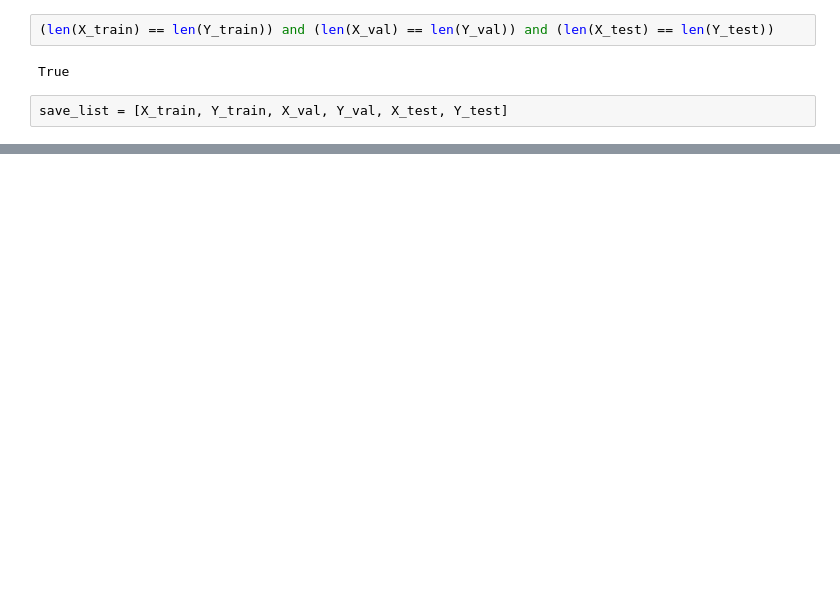
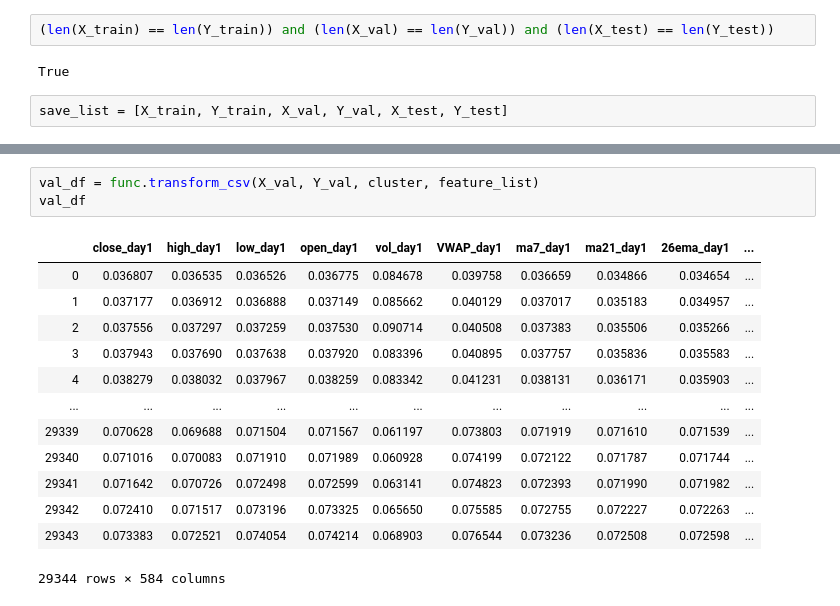
Before and after one commit to datateams0982/Inventory_Check, a Jupyter notebook: TrainingPrep/TrainingPreparation.ipynb, the cells around one changed output, grey strips where cells are left out. Drawn from its saved outputs; the diff is of its cells as text; blank space fills up the shorter version.

```diff
--- a/TrainingPrep/TrainingPreparation.ipynb
+++ b/TrainingPrep/TrainingPreparation.ipynb
@@ -242,0 +203,17 @@ test_df
+# %%
+val_df = func.transform_csv(X_val, Y_val, cluster, feature_list)
+val_df
+# %% [output]
+|  | close_day1 | high_day1 | low_day1 | open_day1 | vol_day1 | VWAP_day1 | ma7_day1 | ma21_day1 | 26ema_day1 | ... |
+| 0 | 0.036807 | 0.036535 | 0.036526 | 0.036775 | 0.084678 | 0.039758 | 0.036659 | 0.034866 | 0.034654 | ... |
+| 1 | 0.037177 | 0.036912 | 0.036888 | 0.037149 | 0.085662 | 0.040129 | 0.037017 | 0.035183 | 0.034957 | ... |
+| 2 | 0.037556 | 0.037297 | 0.037259 | 0.037530 | 0.090714 | 0.040508 | 0.037383 | 0.035506 | 0.035266 | ... |
+| 3 | 0.037943 | 0.037690 | 0.037638 | 0.037920 | 0.083396 | 0.040895 | 0.037757 | 0.035836 | 0.035583 | ... |
+| 4 | 0.038279 | 0.038032 | 0.037967 | 0.038259 | 0.083342 | 0.041231 | 0.038131 | 0.036171 | 0.035903 | ... |
+| ... | ... | ... | ... | ... | ... | ... | ... | ... | ... | ... |
+| 29339 | 0.070628 | 0.069688 | 0.071504 | 0.071567 | 0.061197 | 0.073803 | 0.071919 | 0.071610 | 0.071539 | ... |
+| 29340 | 0.071016 | 0.070083 | 0.071910 | 0.071989 | 0.060928 | 0.074199 | 0.072122 | 0.071787 | 0.071744 | ... |
+| 29341 | 0.071642 | 0.070726 | 0.072498 | 0.072599 | 0.063141 | 0.074823 | 0.072393 | 0.071990 | 0.071982 | ... |
+| 29342 | 0.072410 | 0.071517 | 0.073196 | 0.073325 | 0.065650 | 0.075585 | 0.072755 | 0.072227 | 0.072263 | ... |
+| 29343 | 0.073383 | 0.072521 | 0.074054 | 0.074214 | 0.068903 | 0.076544 | 0.073236 | 0.072508 | 0.072598 | ... |
+29344 rows × 584 columns
```
Also changed, not shown: parts of 18 cells of this notebook, 10 other files.
